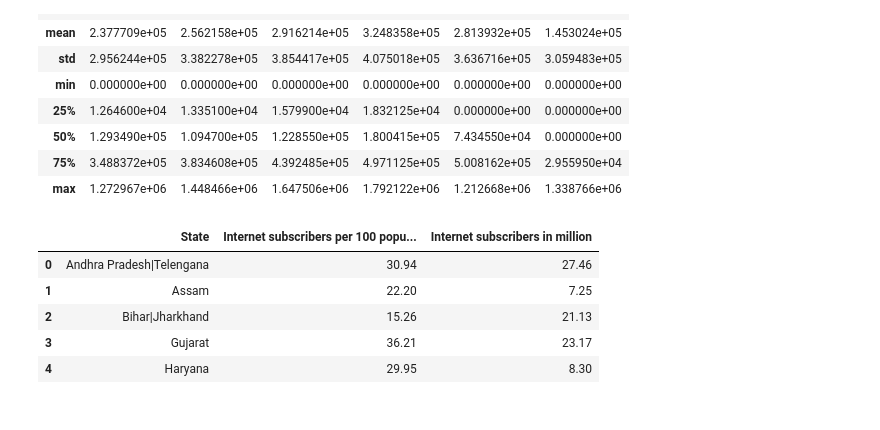
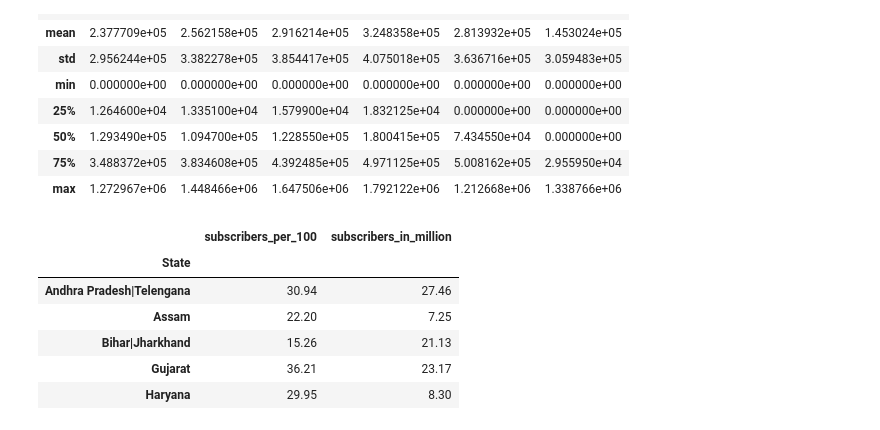
Before and after one commit to SiddalingeshaDS/Data-Incubator, a Jupyter notebook: District wise Rural vs Urban - Stats analysis.ipynb, the cells around one changed output. Cells and saved outputs as stored; diff of their text form; code cells hidden in the pictures.

```diff
--- a/District wise Rural vs Urban - Stats analysis.ipynb
+++ b/District wise Rural vs Urban - Stats analysis.ipynb
@@ -326,22 +326,26 @@ gdp_df.describe()
 # %%
 '''
 data obtained from http://164.100.47.190/loksabhaquestions/annex/11/AS83.pdf
 
 GOVERNMENT OF INDIA
 MINISTRY OF COMMUNICATIONS
 DEPARTMENT OF TELECOMMUNICATIONS
 LOK SABHA
 STARRED QUESTION NO.83
 TO BE ANSWERED ON 8TH FEBRUARY, 2017
 
 INTERNET PENETRATION
 '''
-internet_sub_df = pd.read_excel('data/Service Area wise percentage Internet Subscribers 2016.xlsx', sheetname='Data')
+internet_sub_df = pd.read_excel('data/Service Area wise percentage Internet Subscribers 2016.xlsx', sheetname='Data',  index_col='State')
+internet_sub_df['subscribers_per_100'] = internet_sub_df['Internet subscribers per 100 population ']
+internet_sub_df['subscribers_in_million'] = internet_sub_df['Internet subscribers in million ']
+internet_sub_df = internet_sub_df.drop(columns=['Internet subscribers per 100 population ', 'Internet subscribers in million '])
 internet_sub_df.head()
 # %% [output]
-|  | State | Internet subscribers per 100 popu... | Internet subscribers in million |
-| 0 | Andhra Pradesh|Telengana | 30.94 | 27.46 |
-| 1 | Assam | 22.20 | 7.25 |
-| 2 | Bihar|Jharkhand | 15.26 | 21.13 |
-| 3 | Gujarat | 36.21 | 23.17 |
-| 4 | Haryana | 29.95 | 8.30 |
+|  | subscribers_per_100 | subscribers_in_million |
+| State |  |  |
+| Andhra Pradesh|Telengana | 30.94 | 27.46 |
+| Assam | 22.20 | 7.25 |
+| Bihar|Jharkhand | 15.26 | 21.13 |
+| Gujarat | 36.21 | 23.17 |
+| Haryana | 29.95 | 8.30 |
```
Also changed, not shown: parts of 8 cells of this notebook, 1 other file.
